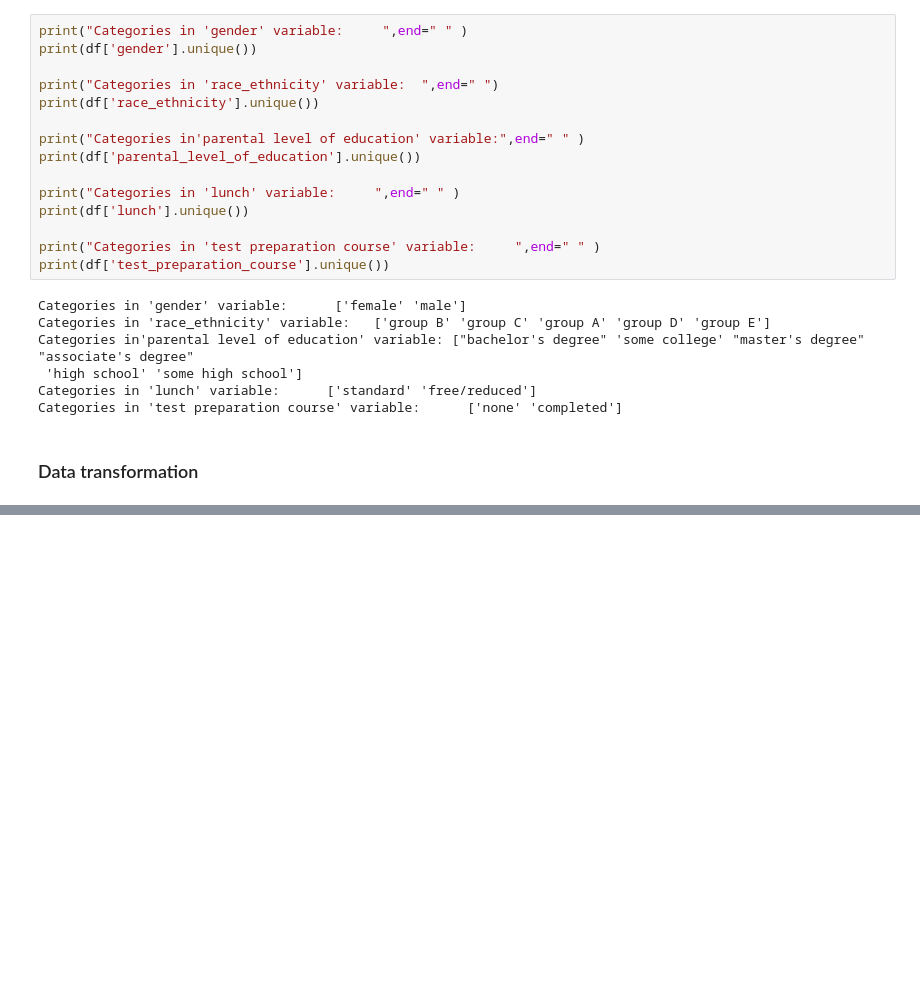
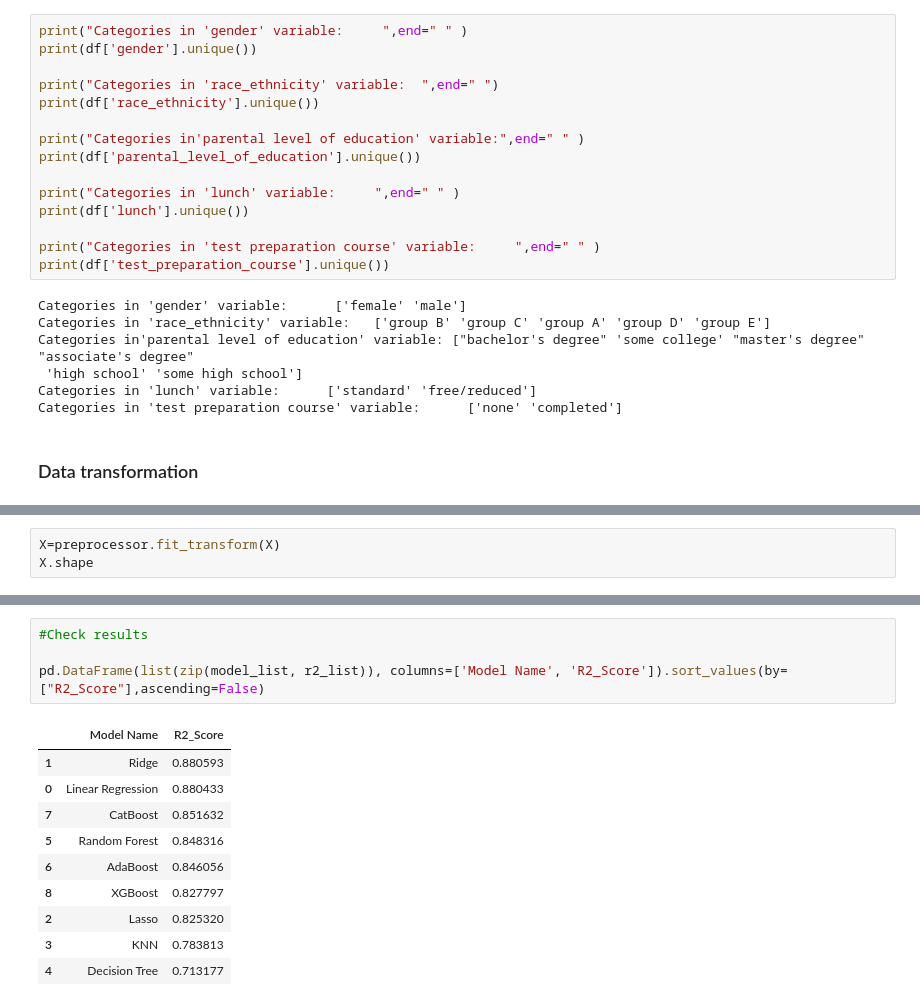
Before and after one commit to Chirag314/mlproject1, a Jupyter notebook: notebook/MODEL TRAINING.ipynb, the cells around one changed output, grey strips where cells are left out. Drawn from its saved outputs; the diff is of its cells as text; blank space fills up the shorter version.

```diff
--- a/notebook/MODEL TRAINING.ipynb
+++ b/notebook/MODEL TRAINING.ipynb
@@ -104,3 +105,6 @@ preprocessor = ColumnTransformer(
 
     ]
 )
+# %%
+X=preprocessor.fit_transform(X)
+X.shape
@@ -106,0 +194,15 @@ preprocessor = ColumnTransformer(
+# %%
+#Check results
+
+pd.DataFrame(list(zip(model_list, r2_list)), columns=['Model Name', 'R2_Score']).sort_values(by=["R2_Score"],ascending=False)
+# %% [output]
+|  | Model Name | R2_Score |
+| 1 | Ridge | 0.880593 |
+| 0 | Linear Regression | 0.880433 |
+| 7 | CatBoost | 0.851632 |
+| 5 | Random Forest | 0.848316 |
+| 6 | AdaBoost | 0.846056 |
+| 8 | XGBoost | 0.827797 |
+| 2 | Lasso | 0.825320 |
+| 3 | KNN | 0.783813 |
+| 4 | Decision Tree | 0.713177 |
```
Also changed, not shown: parts of 14 cells of this notebook, 17 other files.
